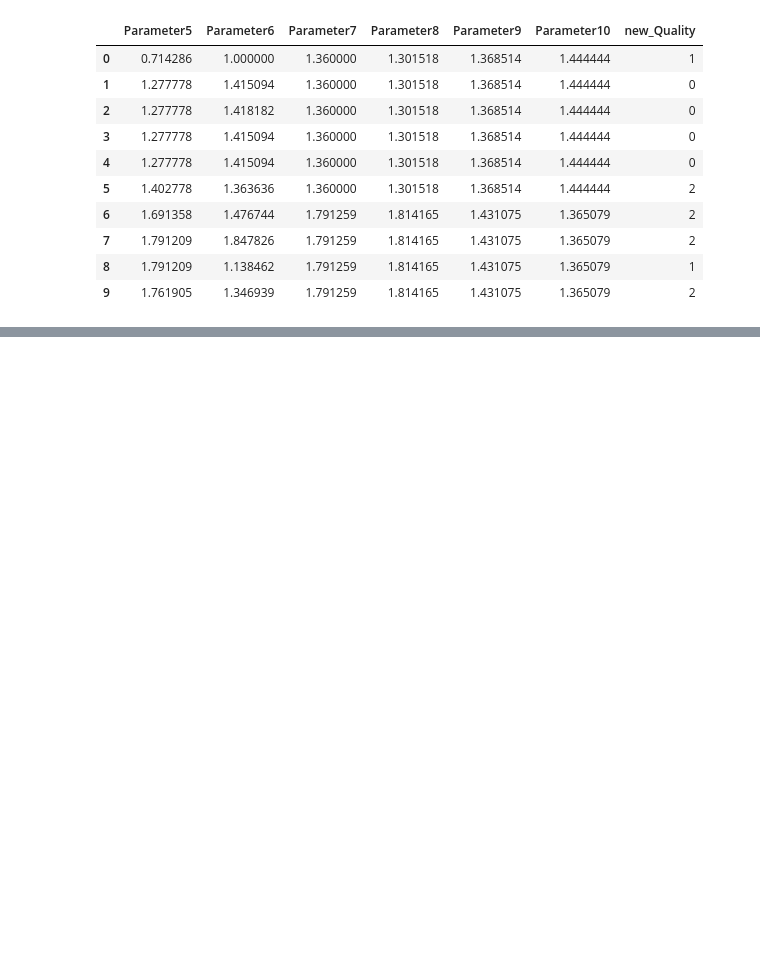
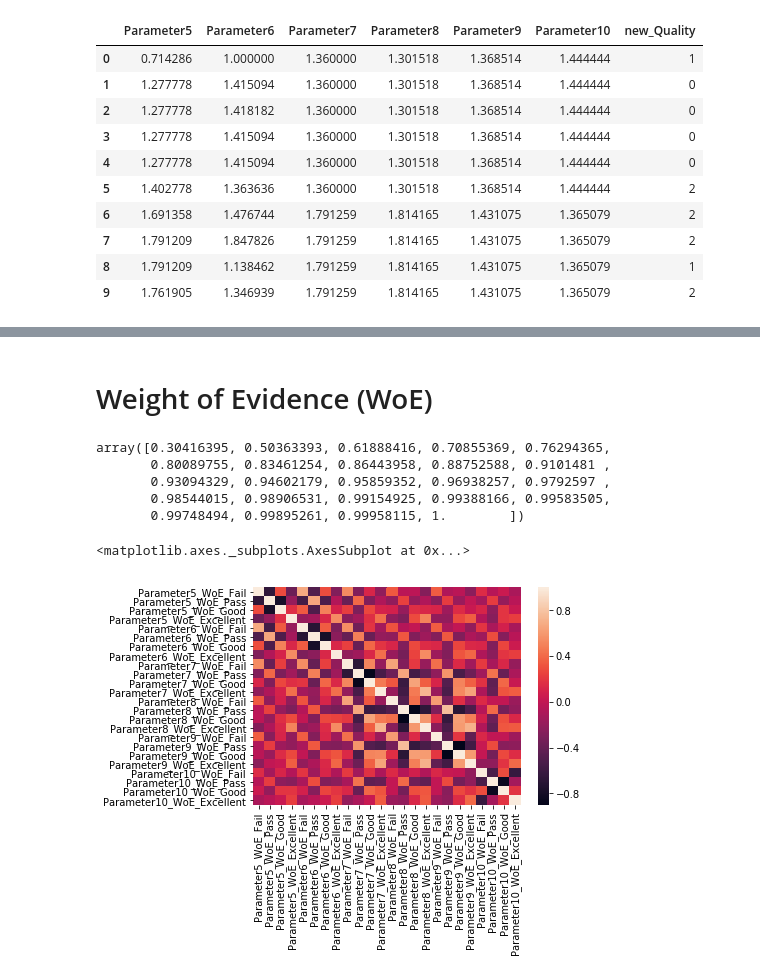
Before and after one commit to ZeratuuLL/Kaggle, a Jupyter notebook: CCF Production Quality Prediction/Categories.ipynb, the cells around one changed output, grey strips where cells are left out. Saved outputs shown, nothing was run; the diff lists cells and outputs as text; code cells hidden in the pictures; blank space fills up the shorter version.

```diff
--- a/CCF Production Quality Prediction/Categories.ipynb
+++ b/CCF Production Quality Prediction/Categories.ipynb
@@ -237,0 +229,21 @@ prediction.to_csv('category.csv',index=False)
+# %% [markdown]
+# Weight of Evidence (WoE)
+# %%
+train_woe, test_woe, new_features = get_all_WoE(training, testing, features)
+pca.fit(pd.concat([train_woe[new_features], test_woe[new_features]]))
+np.cumsum(pca.explained_variance_ratio_)
+#10 -> 91%, 13 -> 95.8%  17 -> 98.9%
+# %% [output]
+array([0.30416395, 0.50363393, 0.61888416, 0.70855369, 0.76294365,
+       0.80089755, 0.83461254, 0.86443958, 0.88752588, 0.9101481 ,
+       0.93094329, 0.94602179, 0.95859352, 0.96938257, 0.9792597 ,
+       0.98544015, 0.98906531, 0.99154925, 0.99388166, 0.99583505,
+       0.99748494, 0.99895261, 0.99958115, 1.        ])
+# %%
+corr = train_woe[new_features].corr()
+sns.heatmap(corr,
+            xticklabels=corr.columns,
+            yticklabels=corr.columns)
+# %% [output]
+<matplotlib.axes._subplots.AxesSubplot at 0x...>
+[figure, added]
```
Also changed, not shown: parts of 40 cells of this notebook, 3 other files.
